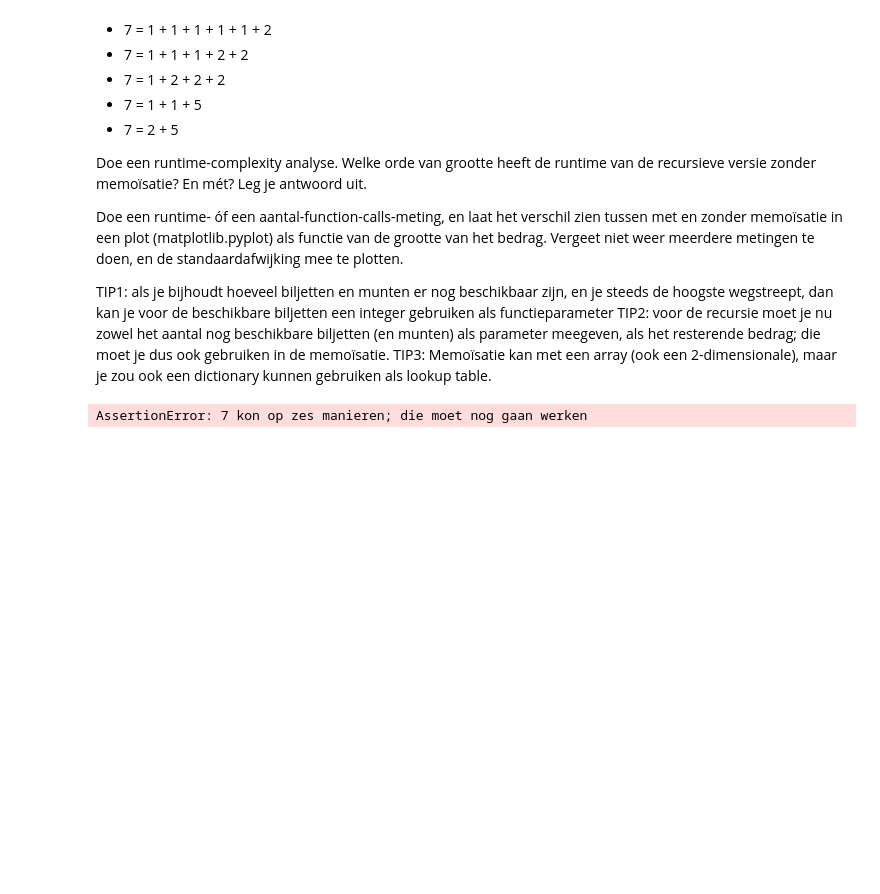
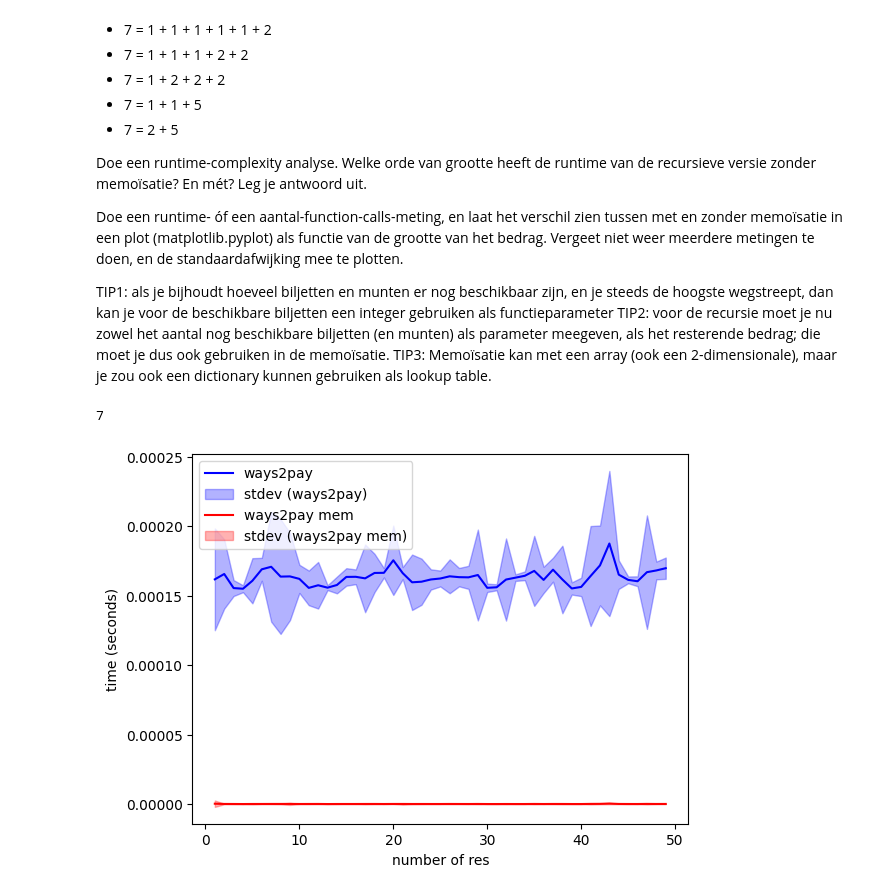
Before and after one commit to LFGaming/ALDS, a Jupyter notebook: ALDS1 - Complexity.ipynb, the cells around one changed output. Cells and saved outputs as stored; diff of their text form; code cells hidden in the pictures; blank space fills up the shorter version.

```diff
--- a/ALDS1 - Complexity.ipynb
+++ b/ALDS1 - Complexity.ipynb
@@ -495,22 +495,89 @@ TIP3: Memoïsatie kan met een array (ook een 2-dimensionale), maar je zou ook ee
 # %%
 # Schrijf hier je code voor opgave 4. We hebben al een beginnetje voor je gemaakt, met de base cases:
 def ways2pay(
     amount,
     highest_coupon_number=13,
     coupons=[1, 2, 5, 10, 20, 50, 100, 200, 500, 1000, 2000, 5000, 10000],
 ):
     if amount == 0:  # hij komt precies uit, één manier gevonden
         return 1
     elif amount < 0:  # oeps, teveel afgetrokken, deze manier kon niet
         return 0
     elif highest_coupon_number == 1:  # als er nog alleen 1-centjes over zijn kan het maar op 1 manier
         return 1
-    return -1  # deze return klopt natuurlijk niet, deze moet worden vervangen.
+    return (ways2pay(amount, highest_coupon_number - 1) + ways2pay(amount - coupons[highest_coupon_number - 1], highest_coupon_number))
 
+
+def ways2pay_memoized(amount, highest_coupon_number=13, coupons=[1, 2, 5, 10, 20, 50, 100, 200, 500, 1000, 2000, 5000, 10000], memo={}):
+    if amount == 0:
+        return 1
+    elif amount < 0:
+        return 0
+    elif highest_coupon_number == 1:
+        return 1
+
+    # Check if result is already in memo
+    if (amount, highest_coupon_number) in memo:
+        return memo[(amount, highest_coupon_number)]
+
+    # Otherwise, compute the result and store it in memo
+    result = ways2pay_memoized(amount, highest_coupon_number - 1, coupons, memo) + ways2pay_memoized(amount - coupons[highest_coupon_number - 1], highest_coupon_number, coupons, memo)
+    memo[(amount, highest_coupon_number)] = result
+
+    return result
 
 assert ways2pay(5, 1) == 1, "oh oh, de base cases werken niet meer"
 assert ways2pay(0, 5) == 1, "oh oh, de base cases werken niet meer"
 assert ways2pay(-5, 1) == 0, "oh oh, de base cases werken niet meer"
 assert ways2pay(7, 13) == 6, "7 kon op zes manieren; die moet nog gaan werken"
+
+print(ways2pay_memoized(8))
+
+mean_std_max = []
+stdev_std_max = []
+mean_my_max = []
+stdev_my_max = []
+meetpunten = list(range(1, 50))
+for i in meetpunten:
+    std = []
+    my = []
+    for j in range(200):  # 200 metingen per datapunt
+        numb = 70
+        t1 = time.perf_counter()
+        res = ways2pay(numb)
+        t2 = time.perf_counter()
+        std.append(t2 - t1)
+        t1 = time.perf_counter()
+        res = ways2pay_memoized(numb)
+        t2 = time.perf_counter()
+        my.append(t2 - t1)
+    mean_std_max.append(stats.mean(std))
+    stdev_std_max.append(stats.stdev(std))
+    mean_my_max.append(stats.mean(my))
+    stdev_my_max.append(stats.stdev(my))
+
+# En dan de plot-code gemaakt met Matplotlib
+# Zie bijvoorbeeld de tutorial: https://matplotlib.org/tutorials/introductory/pyplot.html
+plt.plot(meetpunten, mean_std_max, "b-")
+plt.fill_between(
+    meetpunten,
+    np.array(mean_std_max) - np.array(stdev_std_max),
+    np.array(mean_std_max) + np.array(stdev_std_max),
+    color="b",
+    alpha=0.3,
+)
+plt.plot(meetpunten, mean_my_max, "r-")
+plt.fill_between(
+    meetpunten,
+    np.array(mean_my_max) - np.array(stdev_my_max),
+    np.array(mean_my_max) + np.array(stdev_my_max),
+    color="r",
+    alpha=0.3,
+)
+plt.xlabel("number of res")
+plt.ylabel("time (seconds)")
+plt.legend(["ways2pay", "stdev (ways2pay)", "ways2pay mem", "stdev (ways2pay mem)"], loc="upper left")
+plt.show()
 # %% [output]
-AssertionError: 7 kon op zes manieren; die moet nog gaan werken
+7
+[figure, added]
```
Also changed, not shown: parts of 6 cells of this notebook.
